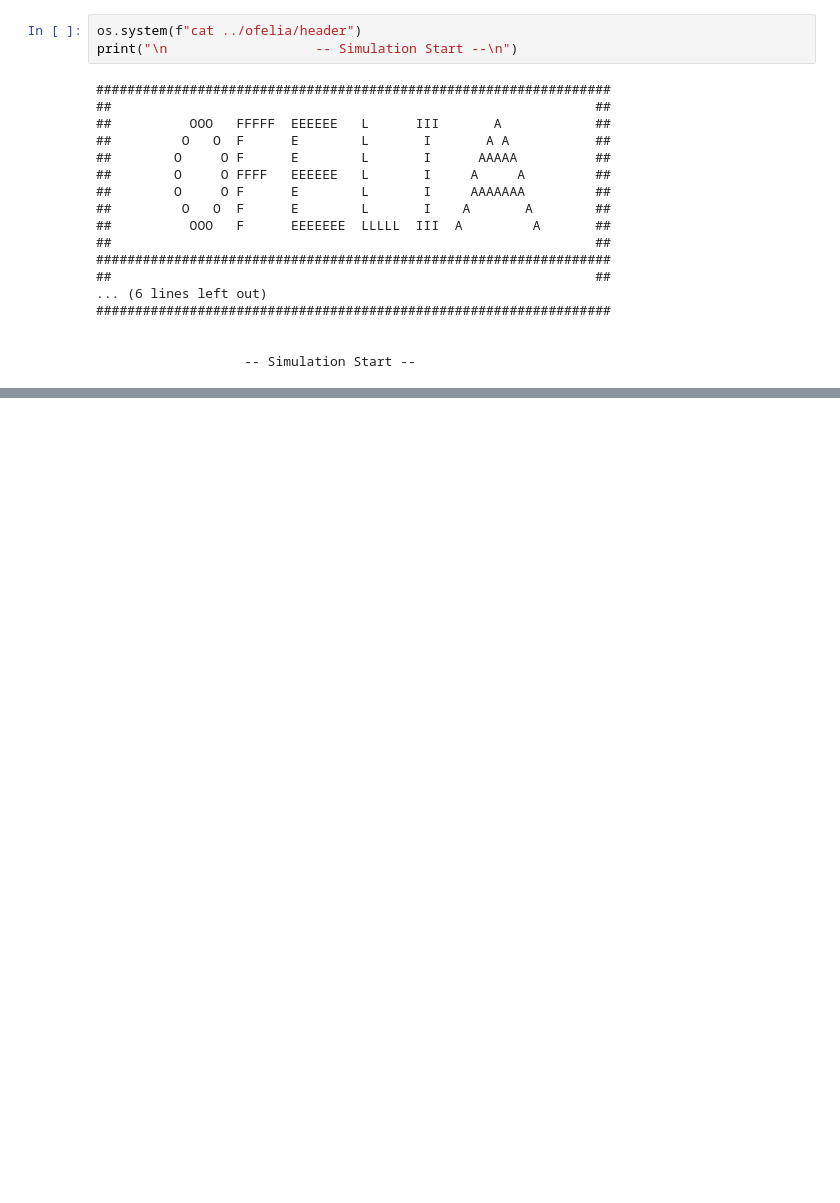
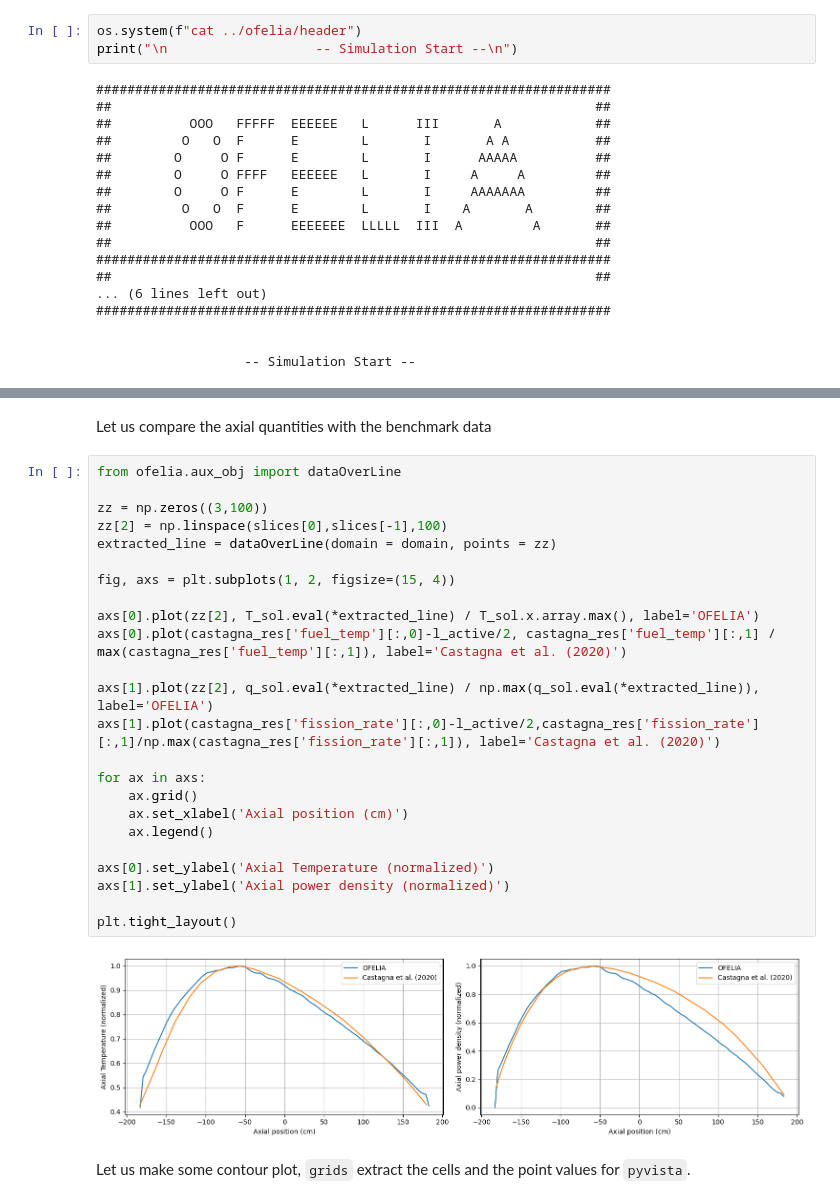
Before and after one commit to Steriva/OFELIA-demo, a Jupyter notebook: 03_MPmodel/mp_model.ipynb, the cells around one changed output, grey strips where cells are left out. Saved outputs shown, nothing was run; the diff lists cells and outputs as text; blank space fills up the shorter version.

```diff
--- a/03_MPmodel/mp_model.ipynb
+++ b/03_MPmodel/mp_model.ipynb
@@ -506,0 +482,30 @@ maximum temperature:  1504.566870326379
+# %% [markdown]
+Let us compare the axial quantities with the benchmark data
+# %%
+from ofelia.aux_obj import dataOverLine
+
+zz = np.zeros((3,100))
+zz[2] = np.linspace(slices[0],slices[-1],100)
+extracted_line = dataOverLine(domain = domain, points = zz)
+
+fig, axs = plt.subplots(1, 2, figsize=(15, 4))
+
+axs[0].plot(zz[2], T_sol.eval(*extracted_line) / T_sol.x.array.max(), label='OFELIA')
+axs[0].plot(castagna_res['fuel_temp'][:,0]-l_active/2, castagna_res['fuel_temp'][:,1] / max(castagna_res['fuel_temp'][:,1]), label='Castagna et al. (2020)')
+
+axs[1].plot(zz[2], q_sol.eval(*extracted_line) / np.max(q_sol.eval(*extracted_line)), label='OFELIA')
+axs[1].plot(castagna_res['fission_rate'][:,0]-l_active/2,castagna_res['fission_rate'][:,1]/np.max(castagna_res['fission_rate'][:,1]), label='Castagna et al. (2020)')
+
+for ax in axs:
+    ax.grid()
+    ax.set_xlabel('Axial position (cm)')
+    ax.legend()
+
+axs[0].set_ylabel('Axial Temperature (normalized)')
+axs[1].set_ylabel('Axial power density (normalized)')
+
+plt.tight_layout()
+# %% [output]
+[figure, added]
+# %% [markdown]
+Let us make some contour plot, `grids` extract the cells and the point values for `pyvista`.
```
Also changed, not shown: parts of 72 cells of this notebook, 9 other files.
